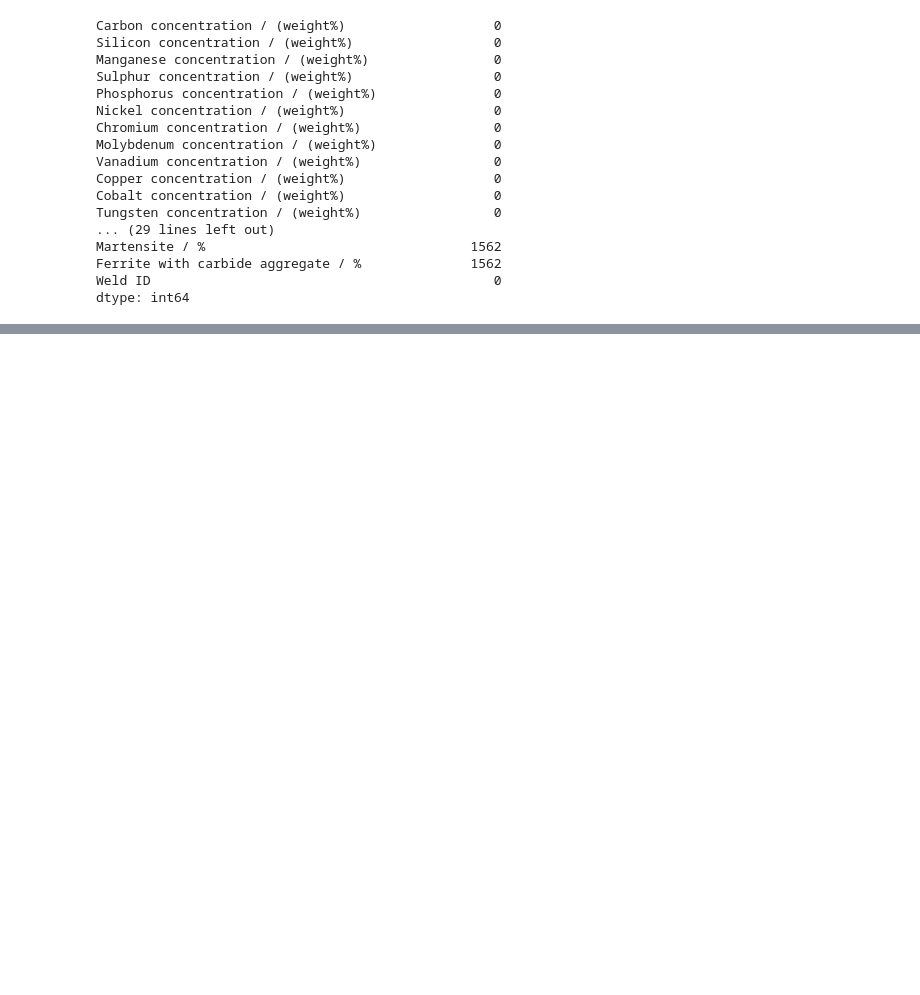
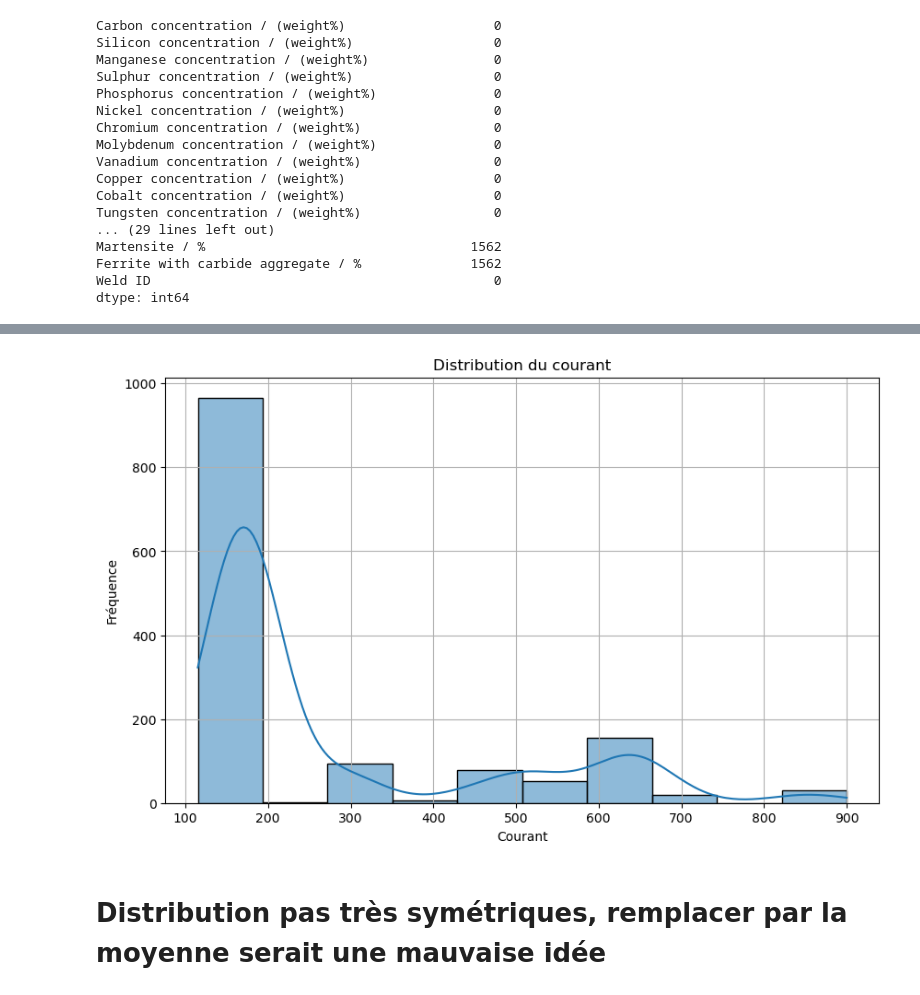
Before and after one commit to Saad123654/ProjectAppauto, a Jupyter notebook: notebook.ipynb, the cells around one changed output, grey strips where cells are left out. Cells and saved outputs as stored; diff of their text form; code cells hidden in the pictures; blank space fills up the shorter version.

```diff
--- a/notebook.ipynb
+++ b/notebook.ipynb
@@ -305,0 +320,14 @@ dtype: int64
+# %%
+# On va s'intéresser aux valeurs manquantes de courant et de voltage
+# Tracer le graphique de distribution
+plt.figure(figsize=(10, 6))
+sns.histplot(df['Current / A'], bins=10, kde=True)
+plt.title('Distribution du courant')
+plt.xlabel('Courant')
+plt.ylabel('Fréquence')
+plt.grid(True)
+plt.show()
+# %% [output]
+[figure, added]
+# %% [markdown]
+# Distribution pas très symétriques, remplacer par la moyenne serait une mauvaise idée
```
Also changed, not shown: parts of 6 cells of this notebook, 1 other file.
